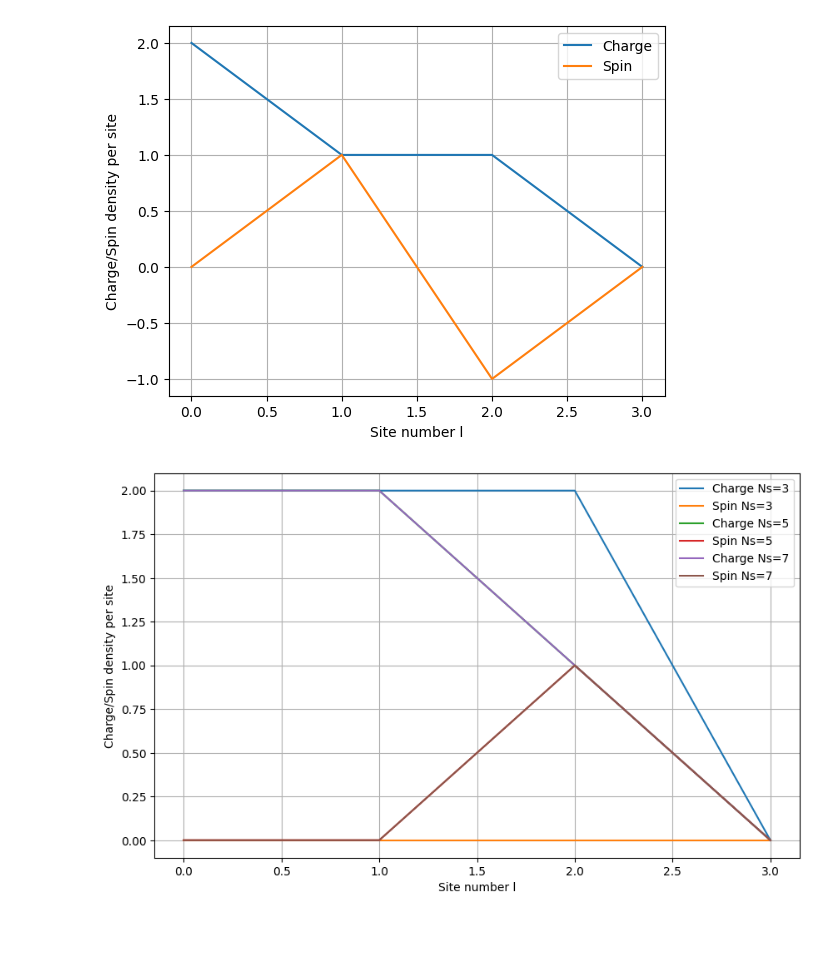
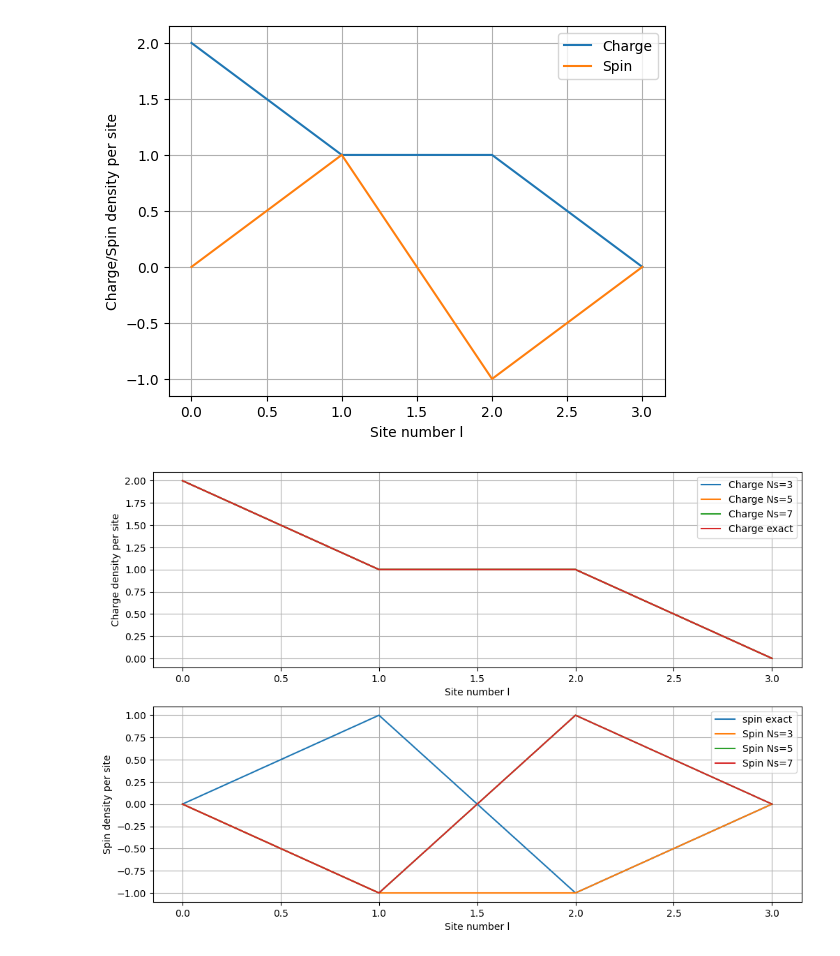
Before and after one commit to FelixSchunder/Quantum-Computing, a Jupyter notebook: Exam.ipynb, the cells around one changed output. Cells and saved outputs as stored; diff of their text form; code cells hidden in the pictures.

```diff
--- a/Exam.ipynb
+++ b/Exam.ipynb
@@ -256,16 +227,18 @@ trotter_steps_list = [3, 5, 7]
 
 ini_state = QuantumCircuit(Qbits)
 ini_state.x([0,1,2,5])
-psi0 = Statevector.from_instruction(ini_state)
-H = build_hamiltonian(Qbits, J, U)
 
 plt.figure(figsize=(10, 6))
+# exact_probs = []
+
+# # Exakte Lösung
+# for t in t_values:
+#     psi_exact = exact_evolution(H, psi0, t)
+#     exact_probs.append(survival_proba(psi0, psi_exact))
+
 exact_probs = []
-
-# Exakte Lösung
 for t in t_values:
-    psi_exact = exact_evolution(H, psi0, t)
-    exact_probs.append(survival_proba(psi0, psi_exact))
+    exact_probs.append(P_meas_exact(t=t, ini_state=ini_state))
 
 plt.plot(t_values, exact_probs, label="Exact", color='black', linewidth=2)
 
@@ -273,9 +246,8 @@ plt.plot(t_values, exact_probs, label="Exact", color='black', linewidth=2)
 for Ns in trotter_steps_list:
     trotter_probs = []
     for t in t_values:
-        trotter_circuit = trotter_evolution(ini_state, t, Ns)
-        psi_trotter = Statevector.from_instruction(trotter_circuit)
-        trotter_probs.append(survival_proba(psi0, psi_trotter))
+        trotter_probs.append(P_meas(t=t, Ns=Ns))
+        # trotter_circuit = trotter_evolution(ini_state, t, Ns)
 
     plt.plot(t_values, trotter_probs, label=f"Trotter N={Ns}")
 
@@ -326,31 +298,49 @@ plt.show()
 # %%
 ini_state = QuantumCircuit(8)
 ini_state.x([0,1,2,5])
-psi0 = Statevector.from_instruction(ini_state)
 def P_trotter_evol(Ns):
     qc = trotter_evolution(ini_state, t=2.5, Ns=Ns)
     charge_array = []
     spin_array = []
     for i in range(0,len(ini_state.qubits),2):
         charge, spin = Density(i, qc)
         charge_array.append(charge)
         spin_array.append(spin)
     return charge_array, spin_array
 
-charge_trott, spin_trott = P_trotter_evol(3)
+def P_exact_evol(ini_state):
+    qc = exact_evo(t=2.5, ini_state=ini_state)
+    charge_array = []
+    spin_array = []
+    for i in range(0,len(ini_state.qubits),2):
+        charge, spin = Density(i, qc)
+        charge_array.append(charge)
+        spin_array.append(spin)
+    return charge_array, spin_array
 
+charge_exact, spin_exact = P_exact_evol(ini_state)
 
 l = [0,1,2,3]
-plt.figure(figsize=(10,6))
+plt.figure(figsize=(12,8))
+plt.subplot(2,1,1)
 for N in [3,5,7]:
     charge_trott, spin_trott = P_trotter_evol(N)
     plt.plot(l, charge_trott, label=f'Charge Ns={N}')
+plt.plot(l, charge_exact, label='Charge exact')
+plt.xlabel('Site number l')
+plt.ylabel('Charge density per site')
+plt.grid(True)
+plt.legend()
+plt.subplot(2,1,2)
+plt.plot(l, spin_exact, label='spin exact')
+for N in [3,5,7]:
+    charge_trott, spin_trott = P_trotter_evol(N)
     plt.plot(l, spin_trott, label=f'Spin Ns={N}')
 plt.xlabel('Site number l')
-plt.ylabel('Charge/Spin density per site')
+plt.ylabel('Spin density per site')
 plt.grid(True)
 plt.legend()
 plt.show()
 # exact_evolution(H, psi0, 2.5)
 # %% [output]
-[figure, old version]
+[figure, new version]
```
Also changed, not shown: parts of 6 cells of this notebook, 1 other file.
